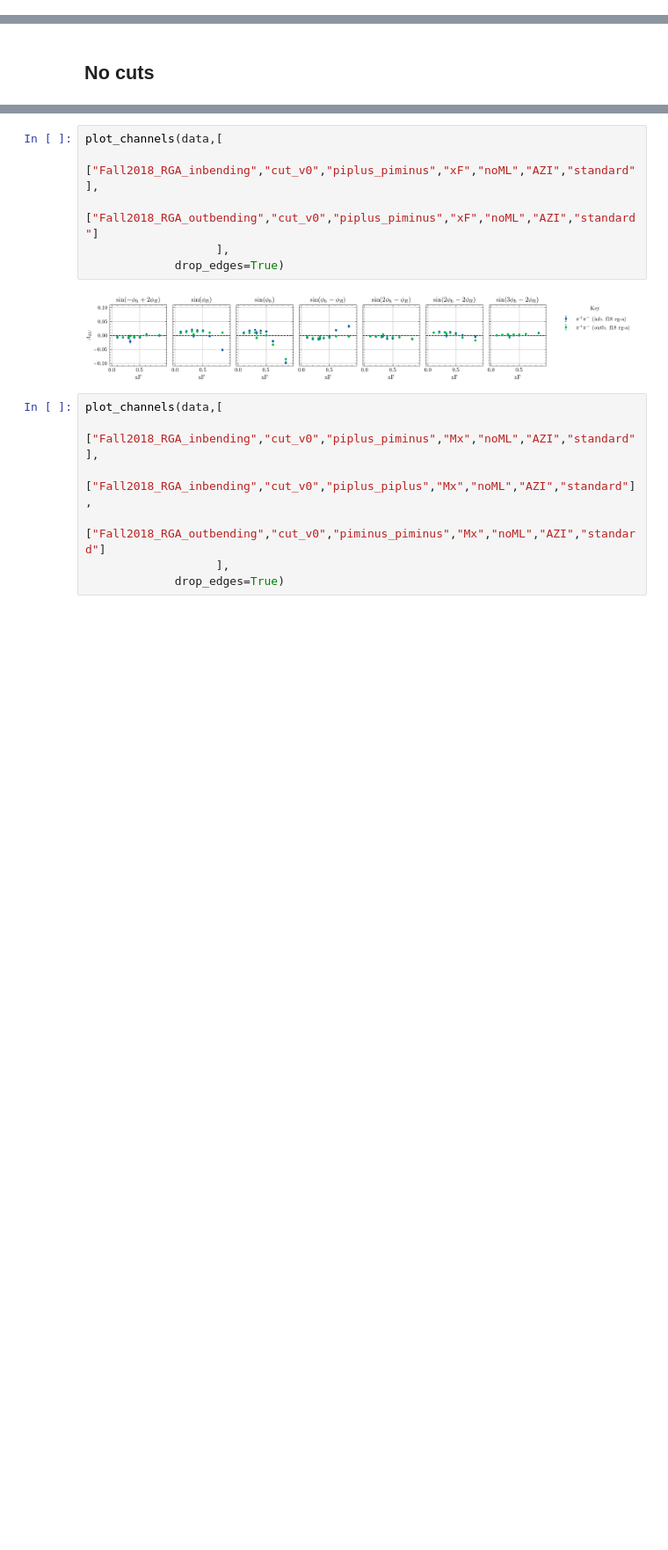
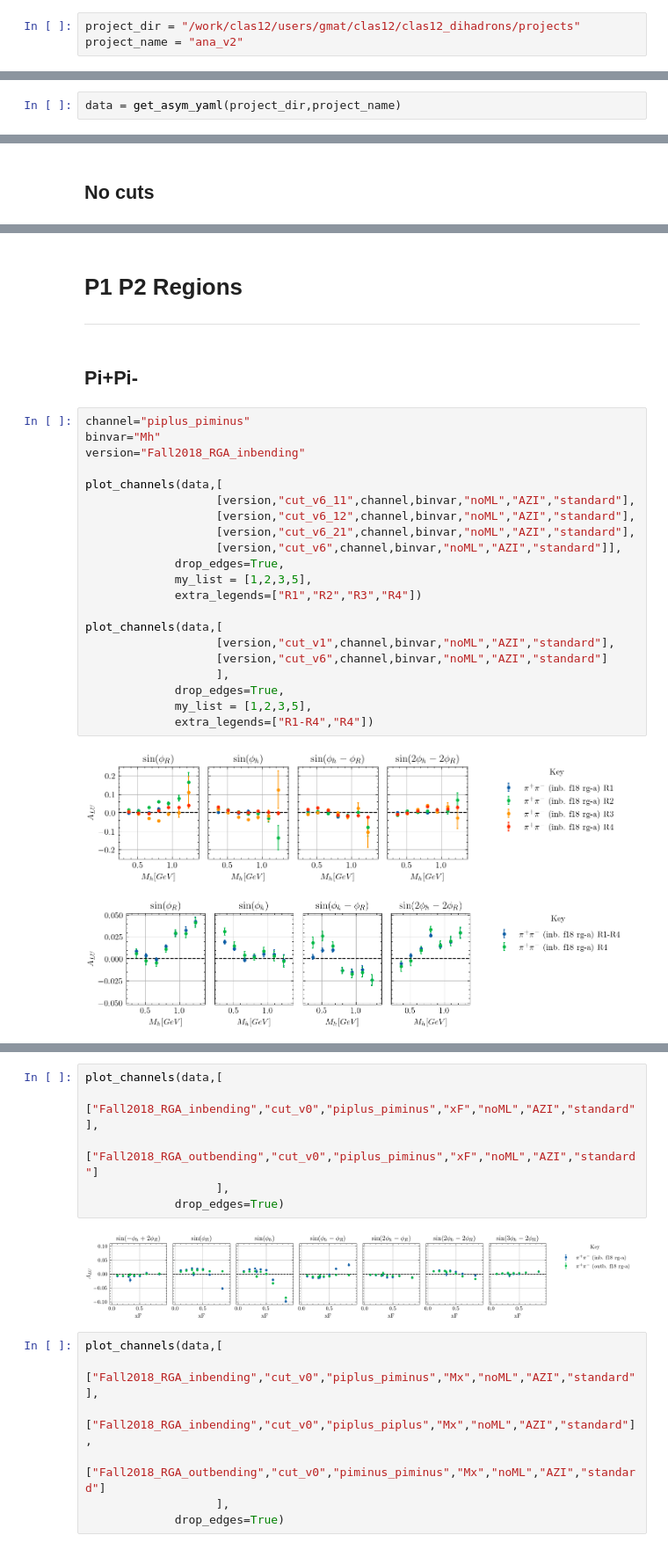
Before and after one commit to Gregtom3/clas12_dihadrons, a Jupyter notebook: plotting/asym/plot_asym.ipynb, the cells around one changed output, grey strips where cells are left out. Shown at 88% size. Drawn from its saved outputs; the diff is of its cells as text; blank space fills up the shorter version.

```diff
--- a/plotting/asym/plot_asym.ipynb
+++ b/plotting/asym/plot_asym.ipynb
@@ -34,0 +12,3 @@ MC_RGA_inbending:
+# %%
+project_dir = "/work/clas12/users/gmat/clas12/clas12_dihadrons/projects"
+project_name = "ana_v2"
@@ -35,3 +17,5 @@ MC_RGA_inbending:
+# %%
+data = get_asym_yaml(project_dir,project_name)
 # %%
 def plot_channels(data, channels, drop_edges=False):
     colors = plt.rcParams['axes.prop_cycle'].by_key()['color'][:6]
@@ -310,0 +351,29 @@ plot_channels(data,[
+# %% [markdown]
+# P1 P2 Regions
+---
+# %% [markdown]
+## Pi+Pi-
+# %%
+channel="piplus_piminus"
+binvar="Mh"
+version="Fall2018_RGA_inbending"
+
+plot_channels(data,[
+                   [version,"cut_v6_11",channel,binvar,"noML","AZI","standard"],
+                   [version,"cut_v6_12",channel,binvar,"noML","AZI","standard"],
+                   [version,"cut_v6_21",channel,binvar,"noML","AZI","standard"],
+                   [version,"cut_v6",channel,binvar,"noML","AZI","standard"]],
+             drop_edges=True,
+             my_list = [1,2,3,5],
+             extra_legends=["R1","R2","R3","R4"])
+
+plot_channels(data,[
+                   [version,"cut_v1",channel,binvar,"noML","AZI","standard"],
+                   [version,"cut_v6",channel,binvar,"noML","AZI","standard"]
+                   ],
+             drop_edges=True,
+             my_list = [1,2,3,5],
+             extra_legends=["R1-R4","R4"])
+# %% [output]
+[figure, added]
+[figure, added]
```
Also changed, not shown: parts of 31 cells of this notebook, 23 other files.
